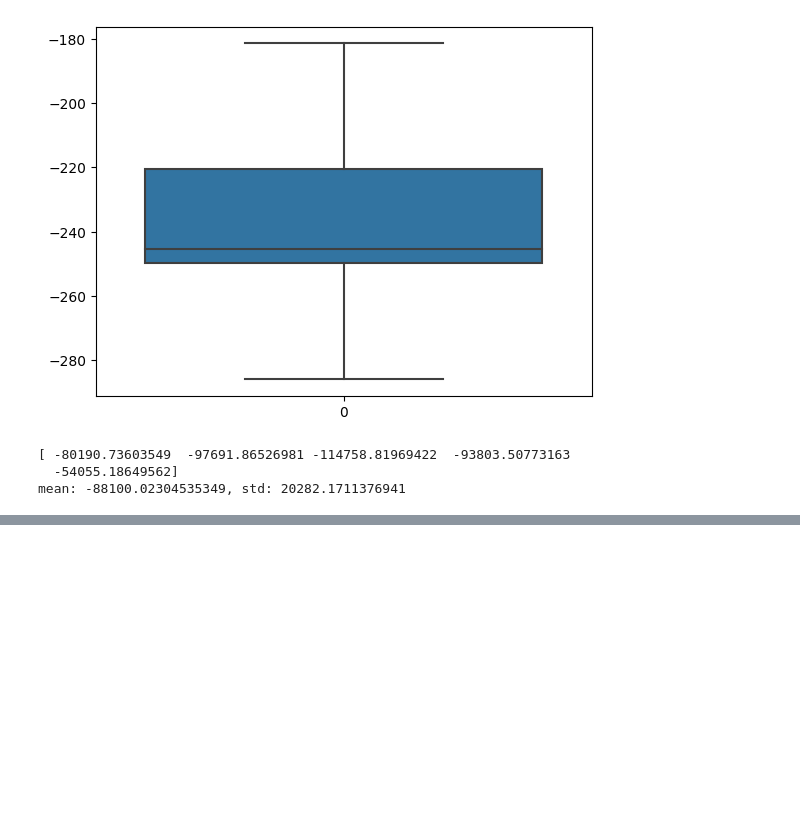
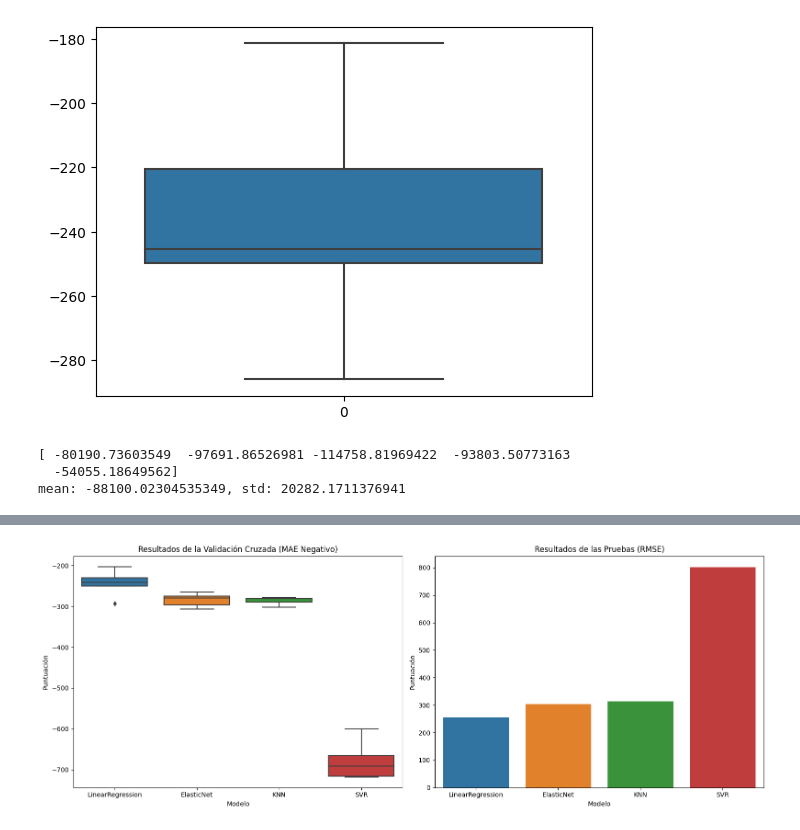
Before and after one commit to Angelbardon/curso-_analisis_angel_bardon, a Jupyter notebook: m6-ml/4. Validacion/validacion_de _modelos.ipynb, the cells around one changed output, grey strips where cells are left out. Cells and saved outputs as stored; diff of their text form; code cells hidden in the pictures; blank space fills up the shorter version.

```diff
--- a/m6-ml/4. Validacion/validacion_de _modelos.ipynb
+++ b/m6-ml/4. Validacion/validacion_de _modelos.ipynb
@@ -71,0 +166,21 @@ cv_results
+# %%
+
+df_cv = pd.DataFrame(cv_results, index=names).T
+df_test = pd.DataFrame(test_results, index=names).T
+
+fig, axs = plt.subplots(ncols=2, figsize=(16,6))
+
+sns.boxplot(data=df_cv, ax=axs[0])
+axs[0].set_title('Resultados de la Validación Cruzada (MAE Negativo)')
+axs[0].set_ylabel('Puntuación')
+axs[0].set_xlabel('Modelo')
+
+sns.barplot(data=df_test, ax=axs[1])
+axs[1].set_title('Resultados de las Pruebas (RMSE)')
+axs[1].set_ylabel('Puntuación')
+axs[1].set_xlabel('Modelo')
+
+plt.tight_layout()
+plt.show()
+# %% [output]
+[figure, added]
```
Also changed, not shown: parts of 10 cells of this notebook, 1 other file.
